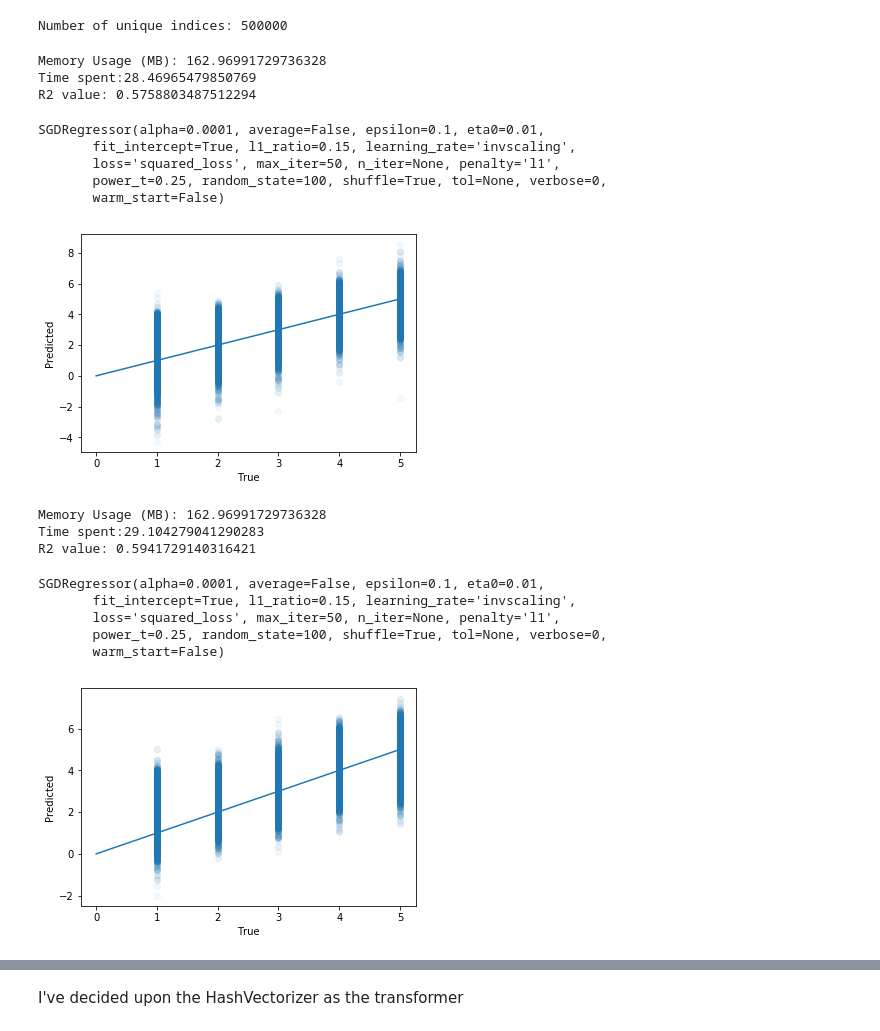
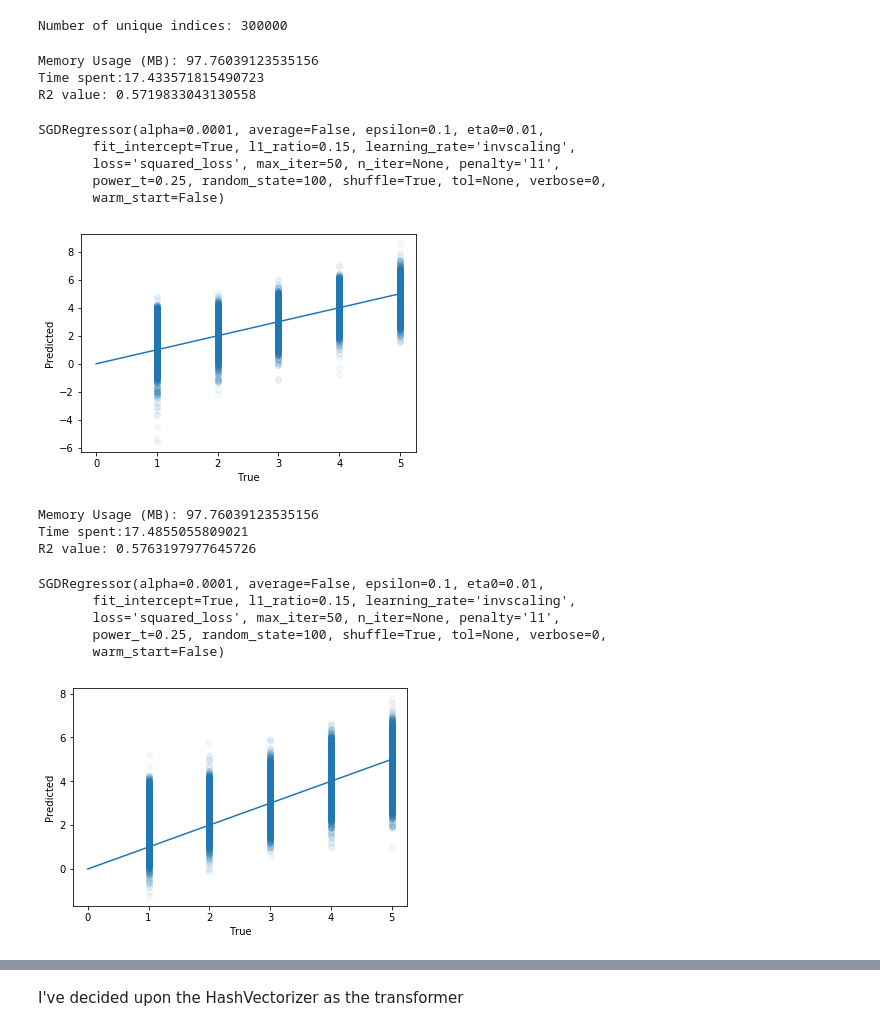
Before and after one commit to nneal1213/Data_Science_Projects, a Jupyter notebook: 06_Predicting_YelpRating_from_Text/06_Predicting_YelpRating_from_Text.ipynb, the cells around one changed output, grey strips where cells are left out. Cells and saved outputs as stored; diff of their text form; code cells hidden in the pictures.

```diff
--- a/06_Predicting_YelpRating_from_Text/06_Predicting_YelpRating_from_Text.ipynb
+++ b/06_Predicting_YelpRating_from_Text/06_Predicting_YelpRating_from_Text.ipynb
@@ -182,44 +182,44 @@ def create_random_indices(array, num_rows_text):
 # %%
 # Generating indices for sampling
 
-num_rows_text = 500000   # Modify here
+num_rows_text = 300000   # Modify here
 random_indices = create_random_indices(text_array, num_rows_text)
 # %% [output]
-Number of unique indices: 500000
+Number of unique indices: 300000
 # %%
 # countvectorizer training on portion of data
 
-cv_matrix = transformation(CountVectorizer(stop_words = 'english'), text_array[indices], 'uint16')
+cv_matrix = transformation(CountVectorizer(stop_words = 'english'), text_array[random_indices], 'uint16')
 Binarizer(copy=False).fit_transform(cv_matrix)
-train_model(SGDRegressor(max_iter=50, random_state=100, penalty='l1'), cv_matrix,stars_array[indices])
+train_model(SGDRegressor(max_iter=50, random_state=100, penalty='l1'), cv_matrix,stars_array[random_indices])
 # %% [output]
-Memory Usage (MB): 162.96991729736328
-Time spent:28.46965479850769
-R2 value: 0.5758803487512294
+Memory Usage (MB): 97.76039123535156
+Time spent:17.433571815490723
+R2 value: 0.5719833043130558
 SGDRegressor(alpha=0.0001, average=False, epsilon=0.1, eta0=0.01,
        fit_intercept=True, l1_ratio=0.15, learning_rate='invscaling',
        loss='squared_loss', max_iter=50, n_iter=None, penalty='l1',
        power_t=0.25, random_state=100, shuffle=True, tol=None, verbose=0,
        warm_start=False)
-[figure, old version]
+[figure, new version]
 # %%
 # TFIDF training
 
 tfidf_matrix = transformation(TfidfVectorizer(stop_words='english'),
-                              text_array[indices], 'float16')
+                              text_array[random_indices], 'float16')
 
 train_model(SGDRegressor(max_iter=50, random_state=100, penalty='l1'),
-            tfidf_matrix, stars_array[indices])
+            tfidf_matrix, stars_array[random_indices])
 # %% [output]
-Memory Usage (MB): 162.96991729736328
-Time spent:29.104279041290283
-R2 value: 0.5941729140316421
+Memory Usage (MB): 97.76039123535156
+Time spent:17.4855055809021
+R2 value: 0.5763197977645726
 SGDRegressor(alpha=0.0001, average=False, epsilon=0.1, eta0=0.01,
        fit_intercept=True, l1_ratio=0.15, learning_rate='invscaling',
        loss='squared_loss', max_iter=50, n_iter=None, penalty='l1',
        power_t=0.25, random_state=100, shuffle=True, tol=None, verbose=0,
        warm_start=False)
-[figure, old version]
+[figure, new version]
 # %%
 # HashVectorizer training
 
```
Also changed, not shown: parts of 6 cells of this notebook.
